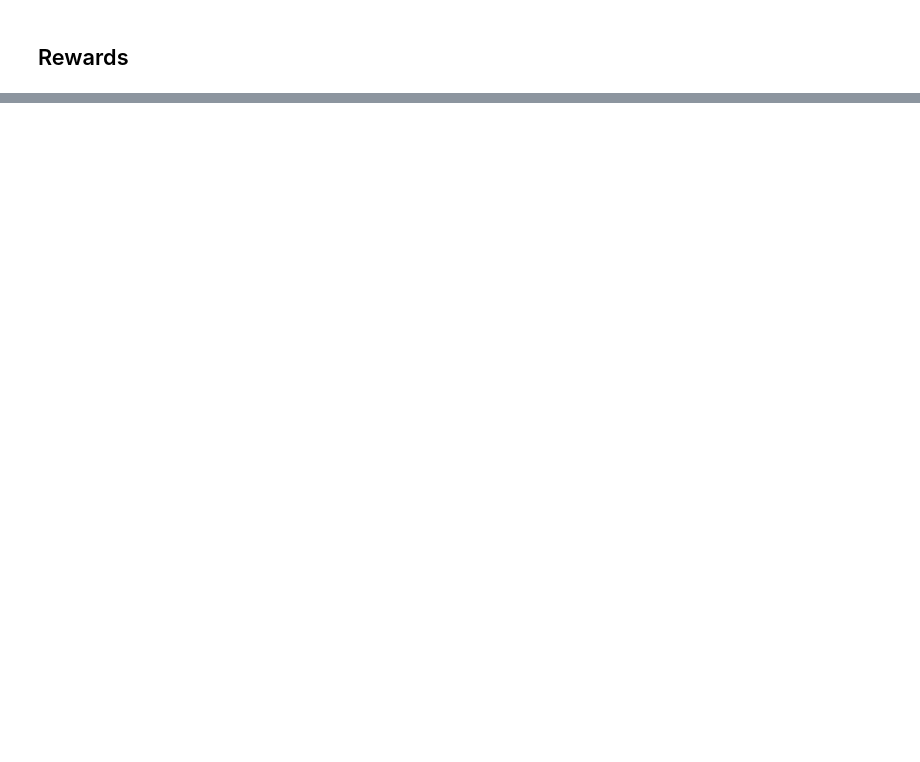
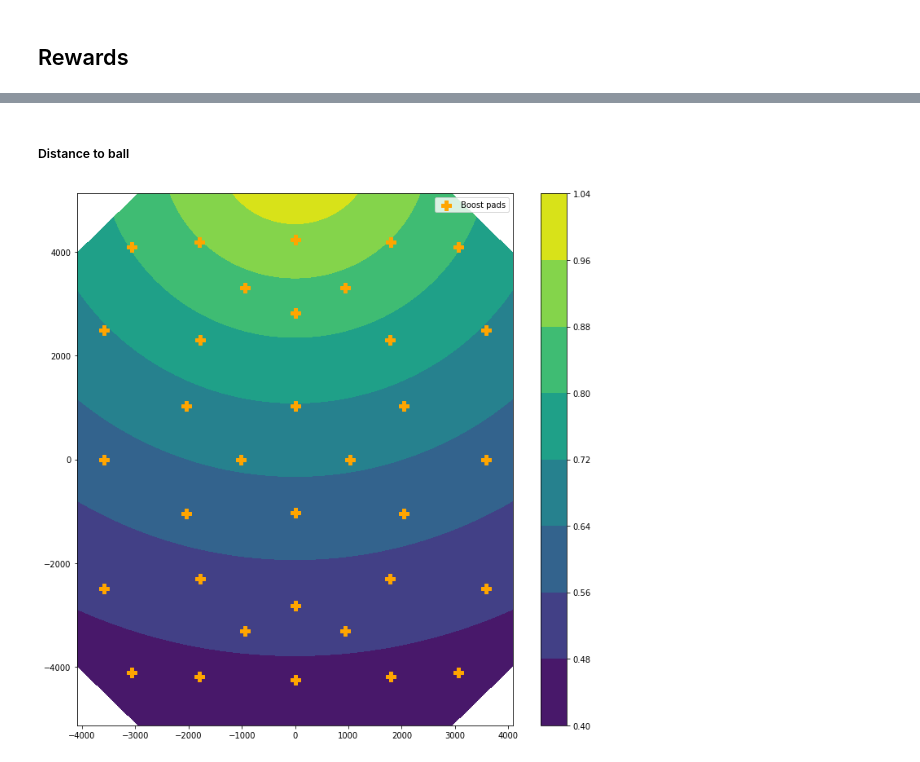
Before and after one commit to Enkhai/lucy-utils, a Jupyter notebook: examples/16_reward_shaping/analysis.ipynb, the cells around one changed output, grey strips where cells are left out. Drawn from its saved outputs; the diff is of its cells as text; code cells hidden in the pictures; blank space fills up the shorter version.

```diff
--- a/examples/16_reward_shaping/analysis.ipynb
+++ b/examples/16_reward_shaping/analysis.ipynb
@@ -60,0 +84,7 @@ plt.show()
+# %% [markdown]
+##### Distance to ball
+# %%
+ball_zs = common.ball_goal.liu_dist_ball2goal(ball_positions)
+arena_contour(ball_zs)
+# %% [output]
+[figure, added]
```
Also changed, not shown: parts of 20 cells of this notebook, 22 other files.
